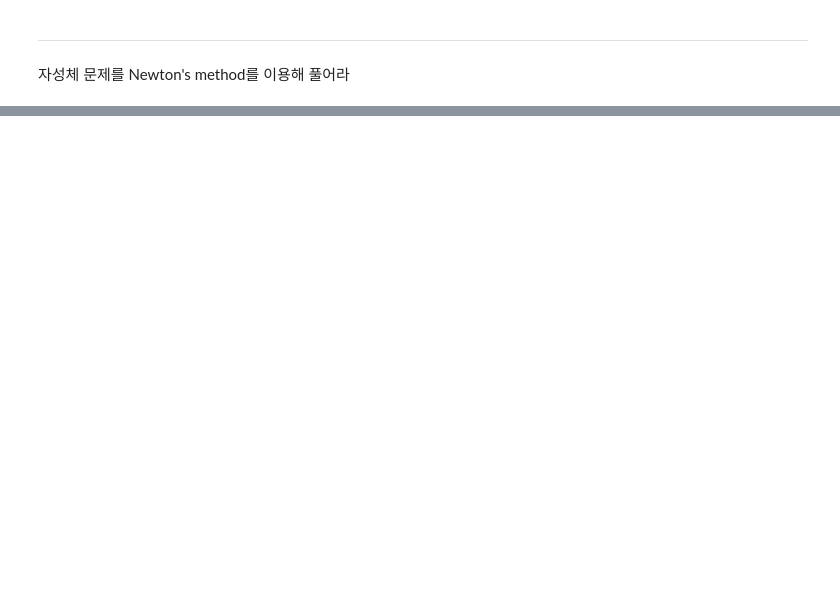
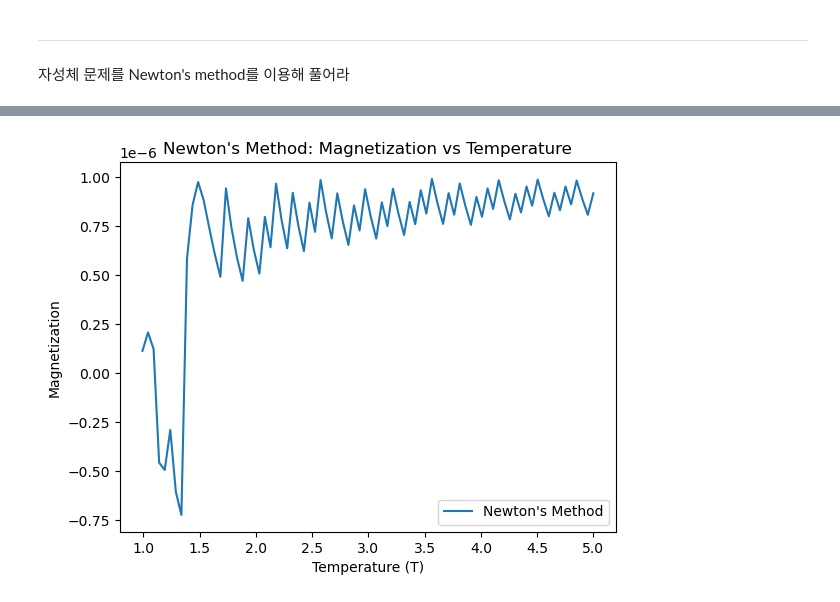
Before and after one commit to Soonseok/computational_physics_latest, a Jupyter notebook: 3_find_solution_2_Newton.ipynb, the cells around one changed output, grey strips where cells are left out. Cells and saved outputs as stored; diff of their text form; code cells hidden in the pictures; blank space fills up the shorter version.

```diff
--- a/3_find_solution_2_Newton.ipynb
+++ b/3_find_solution_2_Newton.ipynb
@@ -115,0 +150,44 @@ def newton_methos(initial_guess, tol=1e-6, max_iter=100):
+# %%
+import numpy as np
+import matplotlib.pyplot as plt
+
+def newton_method(T, initial_guess, tol=1e-6, max_iter=100):
+    theta = initial_guess
+    magnetizations = []
+
+    for _ in range(max_iter):
+        try:
+            f_theta = np.tanh(theta / T)
+            f_prime_theta = 1.0 / np.cosh(theta / T)**2
+        except RuntimeWarning:
+            # 예외 처리: 오버플로우나 0으로 나누는 경우, 안전한 값으로 대체
+            f_prime_theta = 0
+
+        magnetizations.append(f_theta)
+
+        if abs(f_theta) < tol:
+            return magnetizations
+
+        theta = theta - f_theta / f_prime_theta if f_prime_theta != 0.0 else theta  # Newton's method 공식
+
+    return None
+
+T_values = np.linspace(0.1, 5, 100)
+initial_guess = 1.0
+
+magnetization_results = []
+for T in T_values:
+    result = newton_method(T, initial_guess)
+    if result is not None:
+        magnetization_results.append(result[-1])
+    else:
+        magnetization_results.append(None)
+
+plt.plot(T_values, magnetization_results, label='Newton\'s Method')
+plt.xlabel('Temperature (T)')
+plt.ylabel('Magnetization')
+plt.legend()
+plt.title('Newton\'s Method: Magnetization vs Temperature')
+plt.show()
+# %% [output]
+[figure, added]
```
Also changed, not shown: parts of 6 cells of this notebook.
